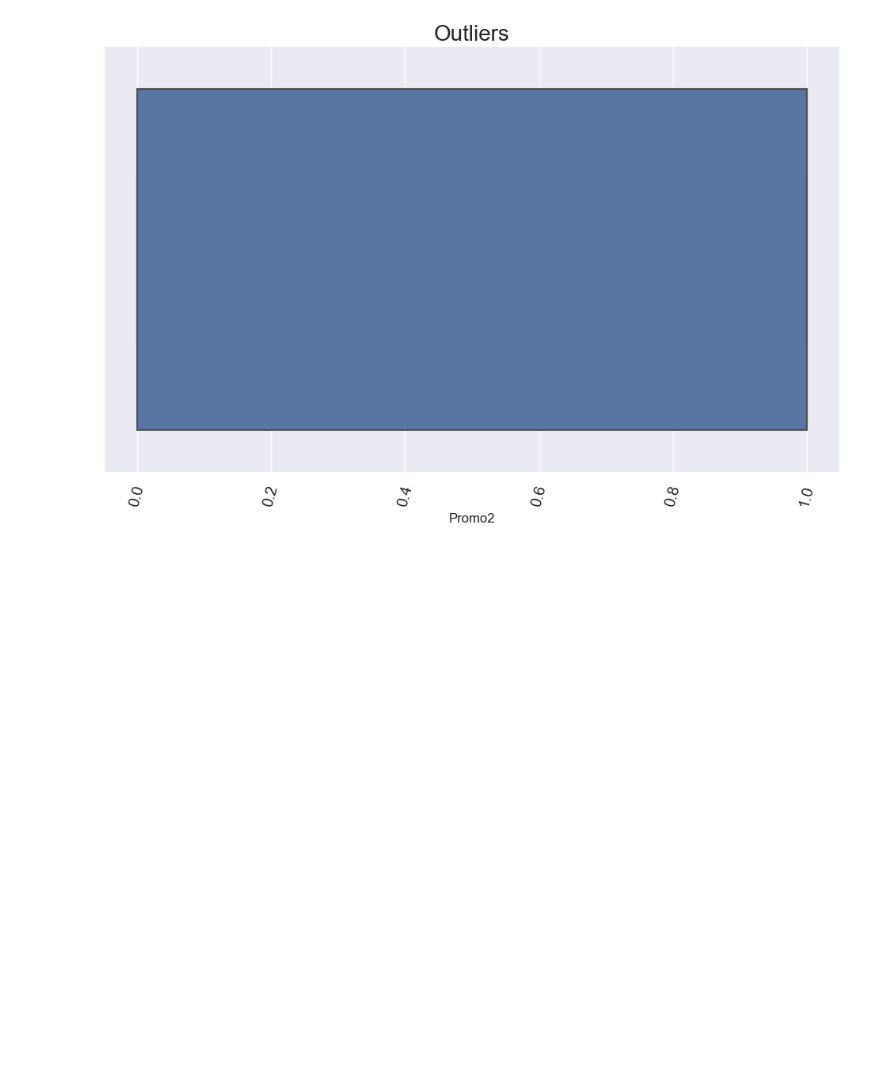
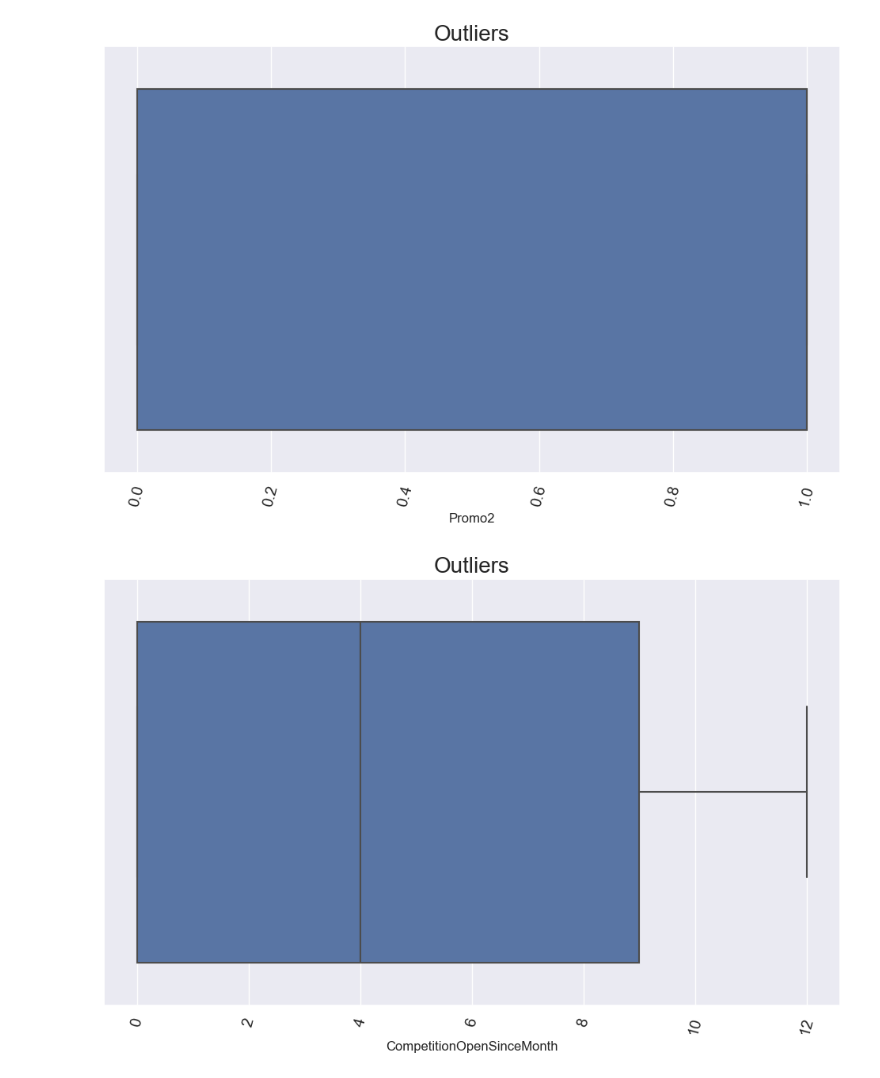
Before and after one commit to HenokD11/SalesPrediction, a Jupyter notebook: notebooks/preprocessing.ipynb, the cells around one changed output. Saved outputs shown, nothing was run; the diff lists cells and outputs as text; code cells hidden in the pictures; blank space fills up the shorter version.

Commit message:
fixing outliers

```diff
--- a/notebooks/preprocessing.ipynb
+++ b/notebooks/preprocessing.ipynb
@@ -334,3 +334,7 @@ exploration.plot_box(store_data, 'CompetitionDistance', 'Outliers')
 exploration.plot_box(store_data, 'Promo2', 'Outliers')
 # %% [output]
 [figure]
+# %%
+exploration.plot_box(store_data, 'CompetitionOpenSinceMonth', 'Outliers')
+# %% [output]
+[figure, added]
```
Also changed, not shown: parts of 3 cells of this notebook.
